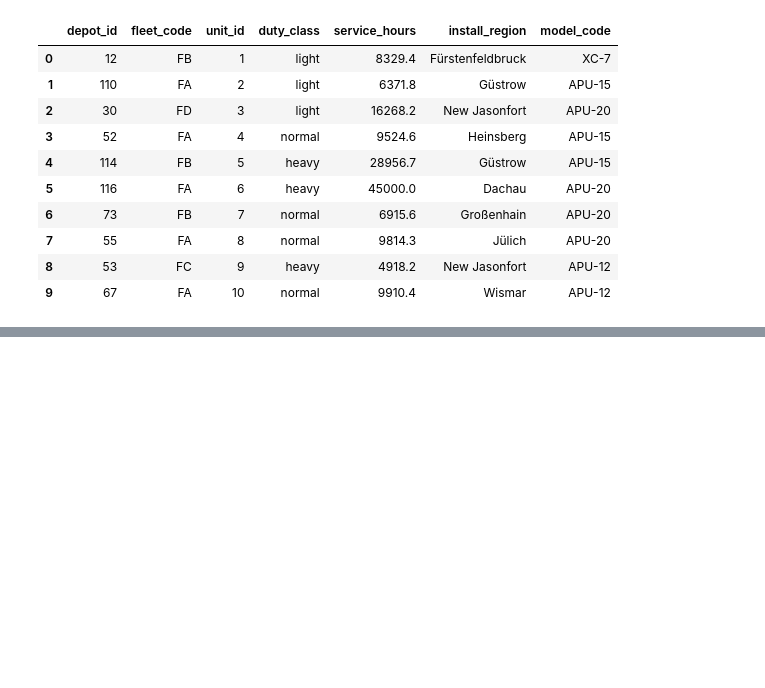
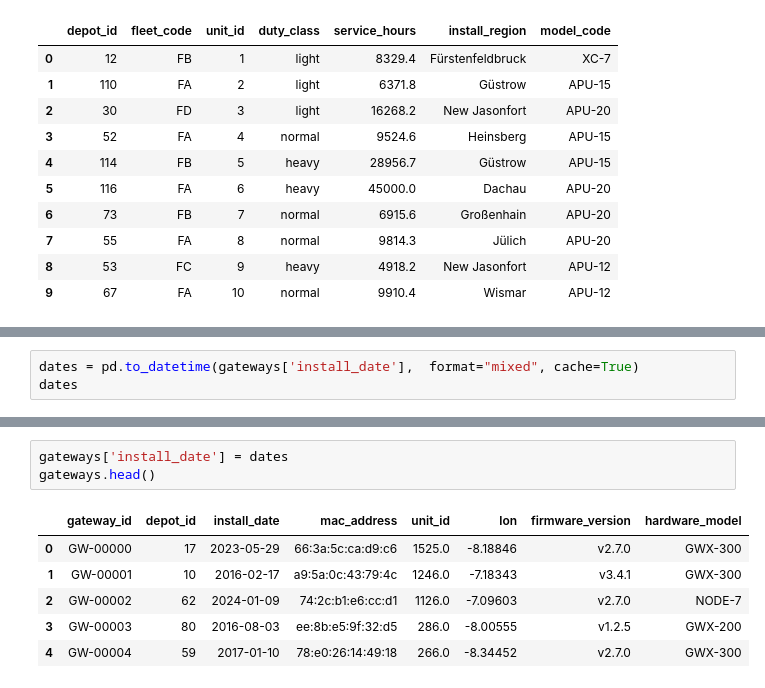
Before and after one commit to tancop/iau-projekt, a Jupyter notebook: main.ipynb, the cells around one changed output, grey strips where cells are left out. Saved outputs shown, nothing was run; the diff lists cells and outputs as text; blank space fills up the shorter version.

Commit message:
1.2 datetime

```diff
--- a/main.ipynb
+++ b/main.ipynb
@@ -418,0 +460,3 @@ units.head(10)
+# %%
+dates = pd.to_datetime(gateways['install_date'],  format="mixed", cache=True)
+dates
@@ -418,0 +476,10 @@ units.head(10)
+# %%
+gateways['install_date'] = dates
+gateways.head()
+# %% [output]
+|  | gateway_id | depot_id | install_date | mac_address | unit_id | lon | firmware_version | hardware_model |
+| 0 | GW-00000 | 17 | 2023-05-29 | 66:3a:5c:ca:d9:c6 | 1525.0 | -8.18846 | v2.7.0 | GWX-300 |
+| 1 | GW-00001 | 10 | 2016-02-17 | a9:5a:0c:43:79:4c | 1246.0 | -7.18343 | v3.4.1 | GWX-300 |
+| 2 | GW-00002 | 62 | 2024-01-09 | 74:2c:b1:e6:cc:d1 | 1126.0 | -7.09603 | v2.7.0 | NODE-7 |
+| 3 | GW-00003 | 80 | 2016-08-03 | ee:8b:e5:9f:32:d5 | 286.0 | -8.00555 | v1.2.5 | GWX-200 |
+| 4 | GW-00004 | 59 | 2017-01-10 | 78:e0:26:14:49:18 | 266.0 | -8.34452 | v2.7.0 | GWX-300 |
```
Also changed, not shown: parts of 6 cells of this notebook.
